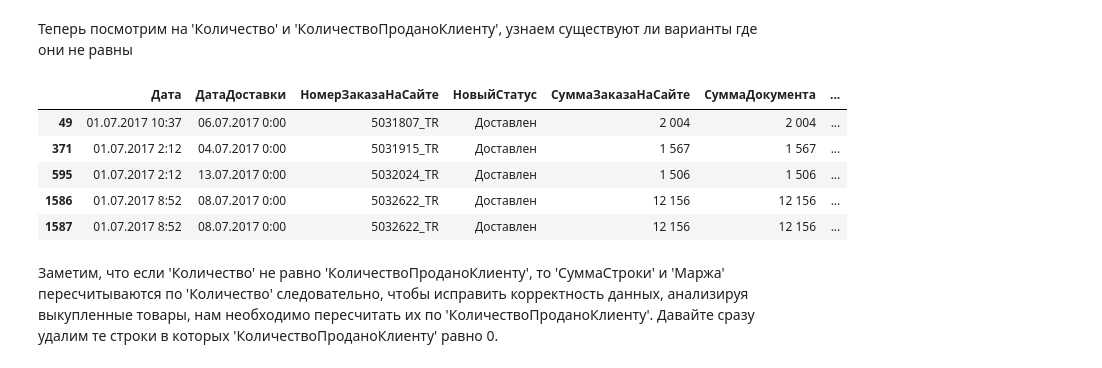
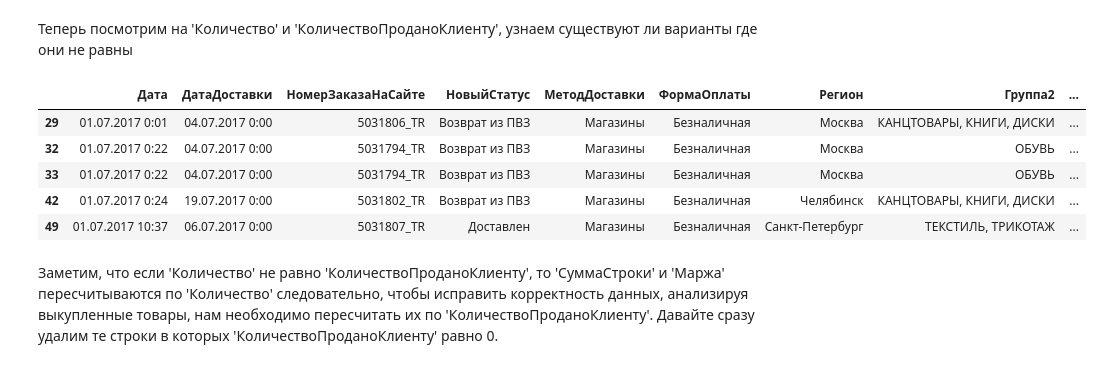
Before and after one commit to millb/course_work, a Jupyter notebook: preprocessing.ipynb, the cells around one changed output. Saved outputs shown, nothing was run; the diff lists cells and outputs as text; code cells hidden in the pictures.

```diff
--- a/preprocessing.ipynb
+++ b/preprocessing.ipynb
@@ -28,3 +28,7 @@ print(order_data2.shape)
 # %% [output]
 (797192, 38)
 (876075, 38)
+# %%
+order_data = order_data1
+order_data = order_data.append(order_data2, ignore_index=True)
+order_data
@@ -116,20 +160,39 @@ def object_columns_to_float_columns(data, column_names):
     return data
 # %%
 def prepare_data(data):
-    ### TO DO: count number of deleted raws on each step
+    ### TO DO: check month and years
+    ### TO DO: reset_indices
+
+    current_number_of_raws = data.shape[0]
     data = data[data['Номенклатура'] != 'Доставка']
-    data = data.dropna(subset=['КоличествоПроданоКлиенту', 'Цена', 'ЦенаЗакупки'])
+    print('Количество удаленных строк, которые описывают доставку: ', current_number_of_raws - data.shape[0])
+    current_number_of_raws = data.shape[0]
+    data = data.dropna(subset=['Количество', 'Цена', 'ЦенаЗакупки'])
+    print('Количество удаленных строк, где пропущены ключевые значения: ', current_number_of_raws - data.shape[0])
+
     data = object_columns_to_float_columns(data, ['СуммаДокумента', 'СуммаЗаказаНаСайте', 'СуммаСтроки', 'ЦенаЗакупки', 'Цена'])
+
     ### TO DO: object_columns_to_data
-    data['СуммаСтроки'] = data['Цена'] * data['КоличествоПроданоКлиенту']
-    data['Маржа'] = (data['Цена'] - data['ЦенаЗакупки']) * data['КоличествоПроданоКлиенту']
-    ### TO DO: remove dublicates
 
+    data['СуммаСтроки'] = data['Цена'] * data['Количество']
+    data['Маржа'] = (data['Цена'] - data['ЦенаЗакупки']) * data['Количество']
+    data
+
+    current_number_of_raws = data.shape[0]
+    data = data.drop_duplicates(subset=data.columns, keep='last')
+    print('Количество удаленных строк, которые были дубликатами: ', current_number_of_raws - data.shape[0])
+
+    current_number_of_raws = data.shape[0]
     fraud_ids = set(data[data['Маржа'] <= -300.0]['НомерЗаказаНаСайте'].unique())
-    print('deleted fraud size =', len(fraud_ids))
     data = data[~data['НомерЗаказаНаСайте'].isin(fraud_ids)]
+    print('Количество удаленных строк, которые являются фродом: ', current_number_of_raws - data.shape[0])
+    print('Количество удаленных чеков, которые являются фродом: ', len(fraud_ids))
 
-    ## recount СуммаДокумента
-    document_sums = data1.groupby('НомерЗаказаНаСайте')['СуммаСтроки'].sum().reset_index()
-    data['СуммаДокумента'] = document_sum[document_sum['НомерЗаказаНаСайте'].isin(data['НомерЗаказаНаСайте'])]
+    data = data.drop(columns=['СуммаЗаказаНаСайте', 'СуммаДокумента'])
+
+    print('Итоговое количество строк: ', data.shape[0])
     return data
+# %%
+data = prepare_data(order_data)
+
+# document_sums = data.groupby(['НомерЗаказаНаСайте', 'НовыйСтатус'])['СуммаСтроки'].sum().reset_index()
@@ -196,13 +251,13 @@ dtype: int64
 # %% [markdown]
 Теперь посмотрим на 'Количество' и 'КоличествоПроданоКлиенту', узнаем существуют ли варианты где они не равны
 # %%
-data1[data1['Количество'] != data1['КоличествоПроданоКлиенту']].head()
+data[data['Количество'] != data['КоличествоПроданоКлиенту']].head()
 # %% [output]
-|  | Дата | ДатаДоставки | НомерЗаказаНаСайте | НовыйСтатус | СуммаЗаказаНаСайте | СуммаДокумента | ... |
-| 49 | 01.07.2017 10:37 | 06.07.2017 0:00 | 5031807_TR | Доставлен | 2 004 | 2 004 | ... |
-| 371 | 01.07.2017 2:12 | 04.07.2017 0:00 | 5031915_TR | Доставлен | 1 567 | 1 567 | ... |
-| 595 | 01.07.2017 2:12 | 13.07.2017 0:00 | 5032024_TR | Доставлен | 1 506 | 1 506 | ... |
-| 1586 | 01.07.2017 8:52 | 08.07.2017 0:00 | 5032622_TR | Доставлен | 12 156 | 12 156 | ... |
-| 1587 | 01.07.2017 8:52 | 08.07.2017 0:00 | 5032622_TR | Доставлен | 12 156 | 12 156 | ... |
+|  | Дата | ДатаДоставки | НомерЗаказаНаСайте | НовыйСтатус | МетодДоставки | ФормаОплаты | Регион | Группа2 | ... |
+| 29 | 01.07.2017 0:01 | 04.07.2017 0:00 | 5031806_TR | Возврат из ПВЗ | Магазины | Безналичная | Москва | КАНЦТОВАРЫ, КНИГИ, ДИСКИ | ... |
+| 32 | 01.07.2017 0:22 | 04.07.2017 0:00 | 5031794_TR | Возврат из ПВЗ | Магазины | Безналичная | Москва | ОБУВЬ | ... |
+| 33 | 01.07.2017 0:22 | 04.07.2017 0:00 | 5031794_TR | Возврат из ПВЗ | Магазины | Безналичная | Москва | ОБУВЬ | ... |
+| 42 | 01.07.2017 0:24 | 19.07.2017 0:00 | 5031802_TR | Возврат из ПВЗ | Магазины | Безналичная | Челябинск | КАНЦТОВАРЫ, КНИГИ, ДИСКИ | ... |
+| 49 | 01.07.2017 10:37 | 06.07.2017 0:00 | 5031807_TR | Доставлен | Магазины | Безналичная | Санкт-Петербург | ТЕКСТИЛЬ, ТРИКОТАЖ | ... |
 # %% [markdown]
 Заметим, что если 'Количество' не равно 'КоличествоПроданоКлиенту', то 'СуммаСтроки' и 'Маржа' пересчитываются по 'Количество' следовательно, чтобы исправить корректность данных, анализируя выкупленные товары, нам необходимо пересчитать их по 'КоличествоПроданоКлиенту'. Давайте сразу удалим те строки в которых 'КоличествоПроданоКлиенту' равно 0.
```
Also changed, not shown: parts of 51 cells of this notebook.
